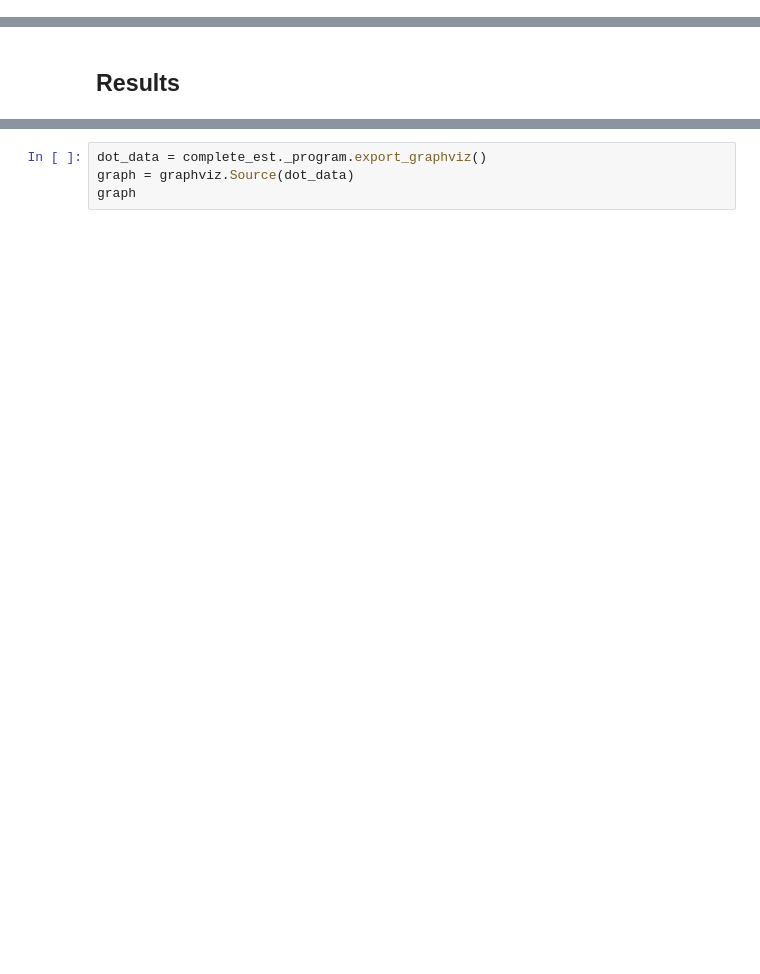
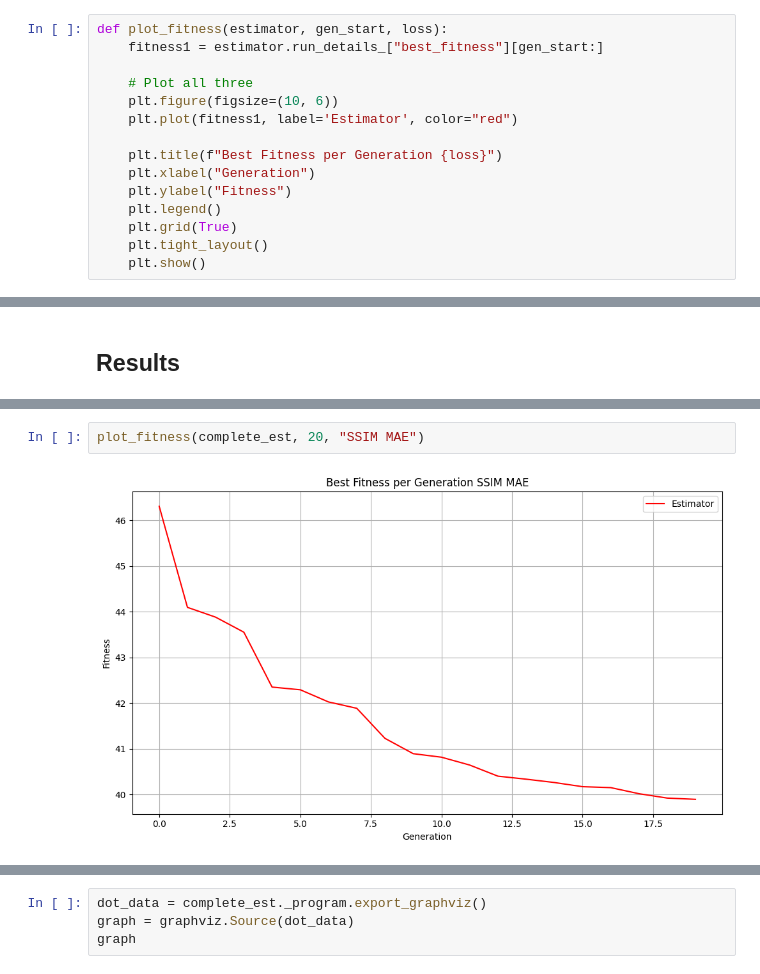
Before and after one commit to MatTheTab/mathematical-image-synthesis, a Jupyter notebook: one_predictor_test.ipynb, the cells around one changed output, grey strips where cells are left out. Saved outputs shown, nothing was run; the diff lists cells and outputs as text; blank space fills up the shorter version.

```diff
--- a/one_predictor_test.ipynb
+++ b/one_predictor_test.ipynb
@@ -26,6 +26,21 @@ POP_SIZE = 1000
 # %%
 import warnings
 warnings.filterwarnings("ignore")
+# %%
+def plot_fitness(estimator, gen_start, loss):
+    fitness1 = estimator.run_details_["best_fitness"][gen_start:]
+
+    # Plot all three
+    plt.figure(figsize=(10, 6))
+    plt.plot(fitness1, label='Estimator', color="red")
+
+    plt.title(f"Best Fitness per Generation {loss}")
+    plt.xlabel("Generation")
+    plt.ylabel("Fitness")
+    plt.legend()
+    plt.grid(True)
+    plt.tight_layout()
+    plt.show()
 # %% [markdown]
 ## Data
 # %%
@@ -290,3 +455,7 @@ plt.show()
+# %%
+plot_fitness(complete_est, 20, "SSIM MAE")
+# %% [output]
+[figure, added]
 # %%
 print(complete_est._program)
 # %% [output]
```
Also changed, not shown: parts of 9 cells of this notebook.
